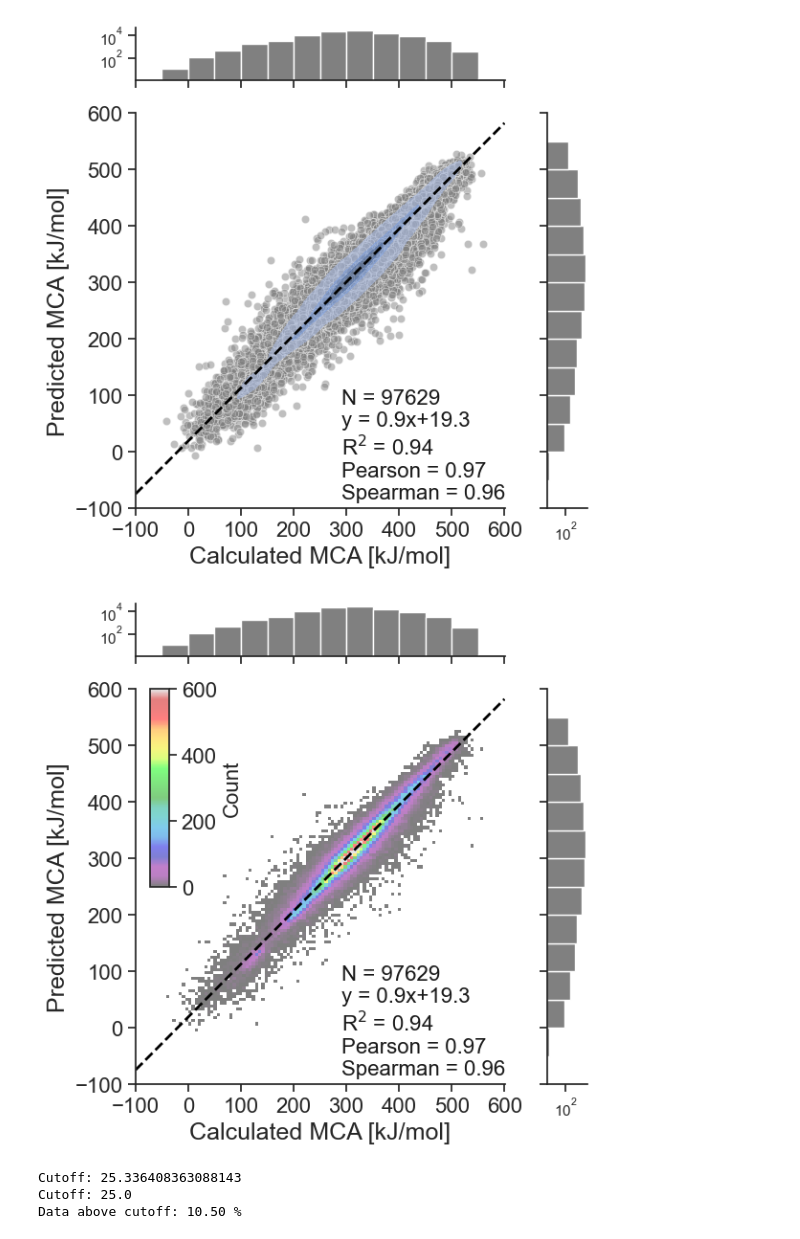
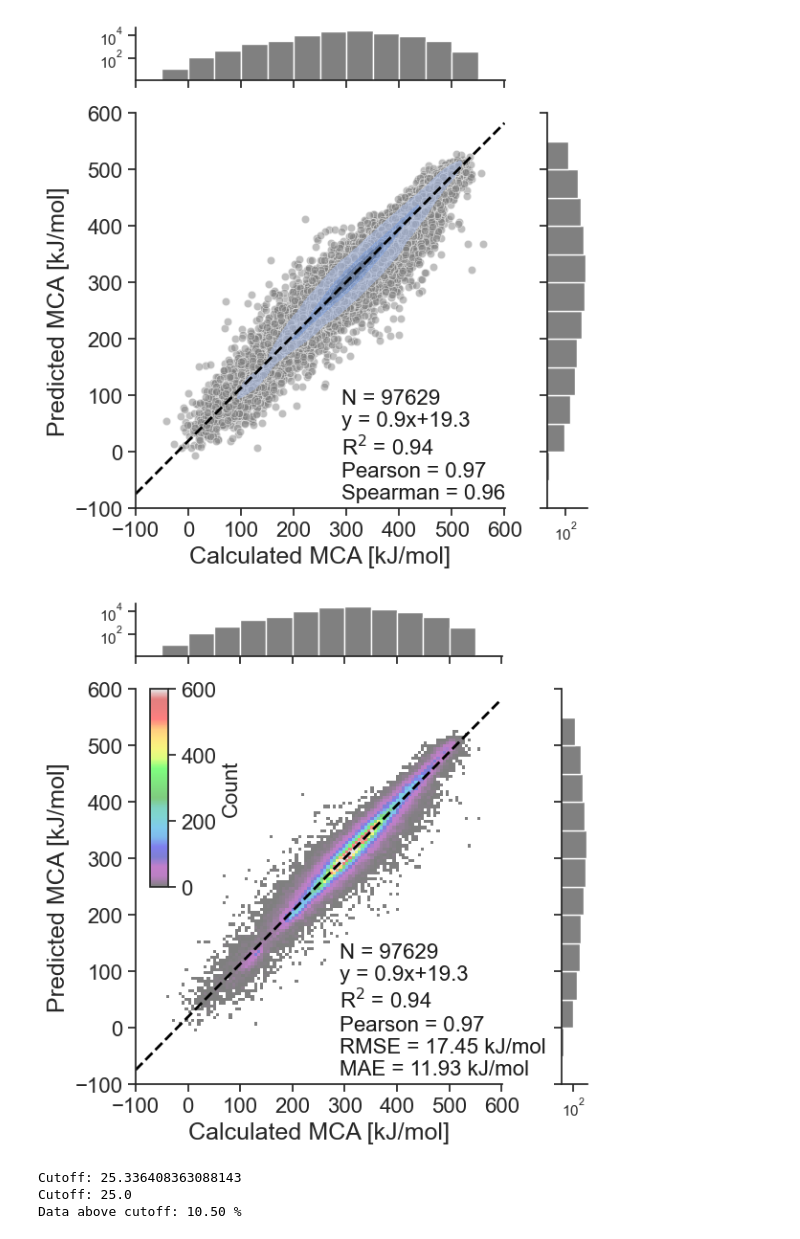
Before and after one commit to jensengroup/ESNUEL_ML, a Jupyter notebook: scripts/MLtest/nuc_test_res.ipynb, the cells around one changed output. Cells and saved outputs as stored; diff of their text form; code cells hidden in the pictures.

```diff
--- a/scripts/MLtest/nuc_test_res.ipynb
+++ b/scripts/MLtest/nuc_test_res.ipynb
@@ -320,36 +320,38 @@ g = sns.JointGrid(x="x", y="y", data=df_plot, marginal_ticks=True)
 g.figure.set_size_inches((6, 6))
 g.ax_marg_x.hist(x, bins=np.arange(-100, 601, 50), log=True, color="Grey")
 g.ax_marg_y.hist(y, bins=np.arange(-100, 601, 50), orientation="horizontal", log=True, color="Grey")
 
 h = g.plot_joint(sns.histplot, bins=(100, 100), alpha=0.5, cmap=plt.cm.nipy_spectral, cbar=False)
 cbar = plt.colorbar(h.ax_joint.collections[0], cax=g.ax_joint.inset_axes((0.04, 0.5, 0.05, 0.5)), orientation='vertical')
 cbar.set_label('Count', fontsize=16)
 cbar.ax.tick_params(labelsize=16)
 cbar.ax.set_yticks(np.arange(0,601,100))
 h.ax_joint.collections[0].set_clim(vmin=0, vmax=600)
 
 slope, intercept, r_value, p_value, std_err = scipy.stats.linregress(list(x), list(y))
 g.ax_joint.plot(np.arange(-100,601,50), slope * np.arange(-100,601,50) + intercept, 'Black', linestyle='dashed', lw=2)
 if intercept > 0:
     # g.ax_joint.text(xmax-675, ymin+435, f"N = {len(x)} \ny = {slope:.1f}x+{intercept:.1f} \nR$^2$ = {r_value**2:.2f} \nPearson = {stats.pearsonr(x, y).statistic:.2f} \nSpearman = {stats.spearmanr(x, y).statistic:.2f}", color='k', fontsize=16)
-    g.ax_joint.text(xmax-300, ymin-50, f"N = {len(x)} \ny = {slope:.1f}x+{intercept:.1f} \nR$^2$ = {r_value**2:.2f} \nPearson = {stats.pearsonr(x, y).statistic:.2f} \nSpearman = {stats.spearmanr(x, y).correlation:.2f}", color='k', fontsize=16)
+    # g.ax_joint.text(xmax-300, ymin-50, f"N = {len(x)} \ny = {slope:.1f}x+{intercept:.1f} \nR$^2$ = {r_value**2:.2f} \nPearson = {stats.pearsonr(x, y).statistic:.2f} \nSpearman = {stats.spearmanr(x, y).correlation:.2f}", color='k', fontsize=16)
+    g.ax_joint.text(xmax-300, ymin-50, f"N = {len(x)} \ny = {slope:.1f}x+{intercept:.1f} \nR$^2$ = {r_value**2:.2f} \nPearson = {stats.pearsonr(x, y).statistic:.2f} \nRMSE = {metrics.mean_squared_error(x, y, squared=False):.2f} kJ/mol \nMAE = {metrics.mean_absolute_error(x, y):.2f} kJ/mol", color='k', fontsize=16)
 else:
     # g.ax_joint.text(xmax-675, ymin+435, f"N = {len(x)} \ny = {slope:.1f}x{intercept:.1f} \nR$^2$ = {r_value**2:.2f} \nPearson = {stats.pearsonr(x, y).statistic:.2f} \nSpearman = {stats.spearmanr(x, y).statistic:.2f}", color='k', fontsize=16)
-    g.ax_joint.text(xmax-300, ymin-50, f"N = {len(x)} \ny = {slope:.1f}x{intercept:.1f} \nR$^2$ = {r_value**2:.2f} \nPearson = {stats.pearsonr(x, y).statistic:.2f} \nSpearman = {stats.spearmanr(x, y).correlation:.2f}", color='k', fontsize=16)
+    # g.ax_joint.text(xmax-300, ymin-50, f"N = {len(x)} \ny = {slope:.1f}x{intercept:.1f} \nR$^2$ = {r_value**2:.2f} \nPearson = {stats.pearsonr(x, y).statistic:.2f} \nSpearman = {stats.spearmanr(x, y).correlation:.2f}", color='k', fontsize=16)
+    g.ax_joint.text(xmax-300, ymin-50, f"N = {len(x)} \ny = {slope:.1f}x{intercept:.1f} \nR$^2$ = {r_value**2:.2f} \nPearson = {stats.pearsonr(x, y).statistic:.2f} \nRMSE = {metrics.mean_squared_error(x, y, squared=False):.2f} kJ/mol \nMAE = {metrics.mean_absolute_error(x, y):.2f} kJ/mol", color='k', fontsize=16)
 
 g.ax_joint.set_xlabel('Calculated MCA [kJ/mol]', fontsize=18)
 g.ax_joint.set_ylabel('Predicted MCA [kJ/mol]', fontsize=18)
 g.ax_joint.tick_params(axis='both', which='major', labelsize=16)
 g.ax_joint.set_xticks(np.arange(-100,601,100))
 g.ax_joint.set_yticks(np.arange(-100,601,100))
 g.ax_joint.set_xlim(-100,601)
 g.ax_joint.set_ylim(-100,600)
 
 plt.tight_layout()
 plt.savefig('figures/MCAtest_cutoffNone.pdf')
 plt.show()
 # %% [output]
-[figure, old version]
+[figure, new version]
 # %%
 data = np.column_stack((y_true,y_pred))
 df_plot = pd.DataFrame(data, columns=["x", "y"])
```
Also changed, not shown: parts of 1 cell of this notebook, 25 other files.
